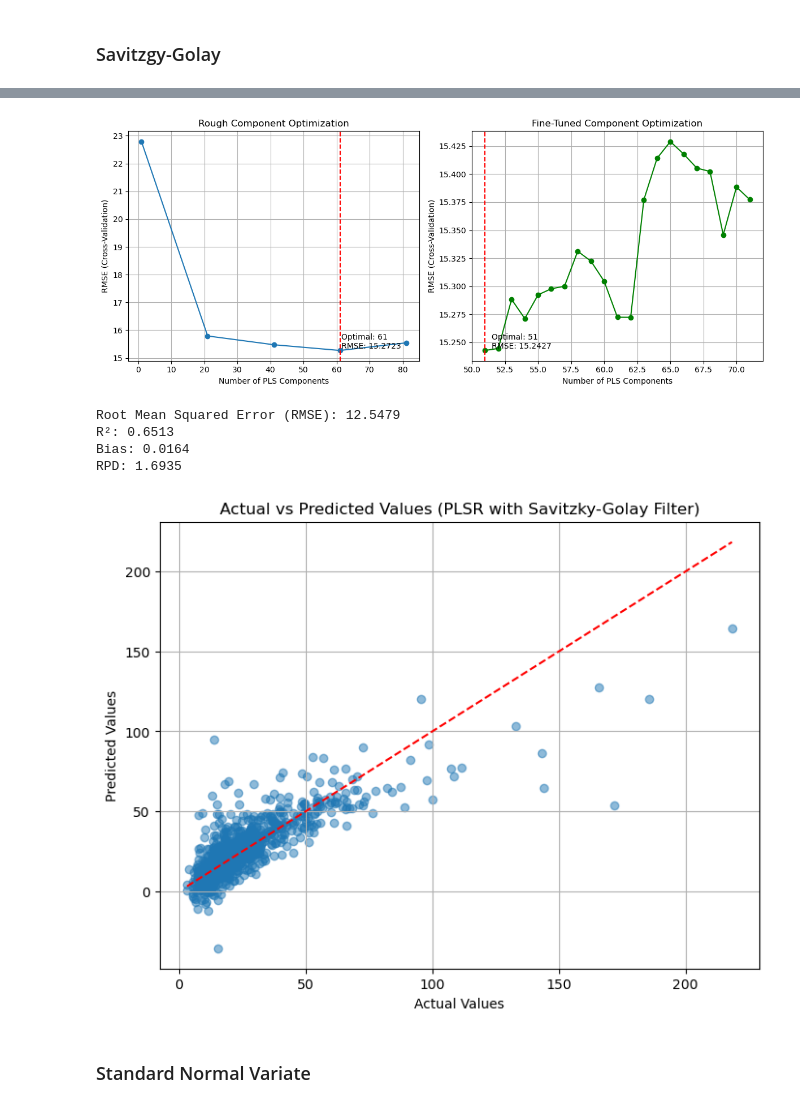
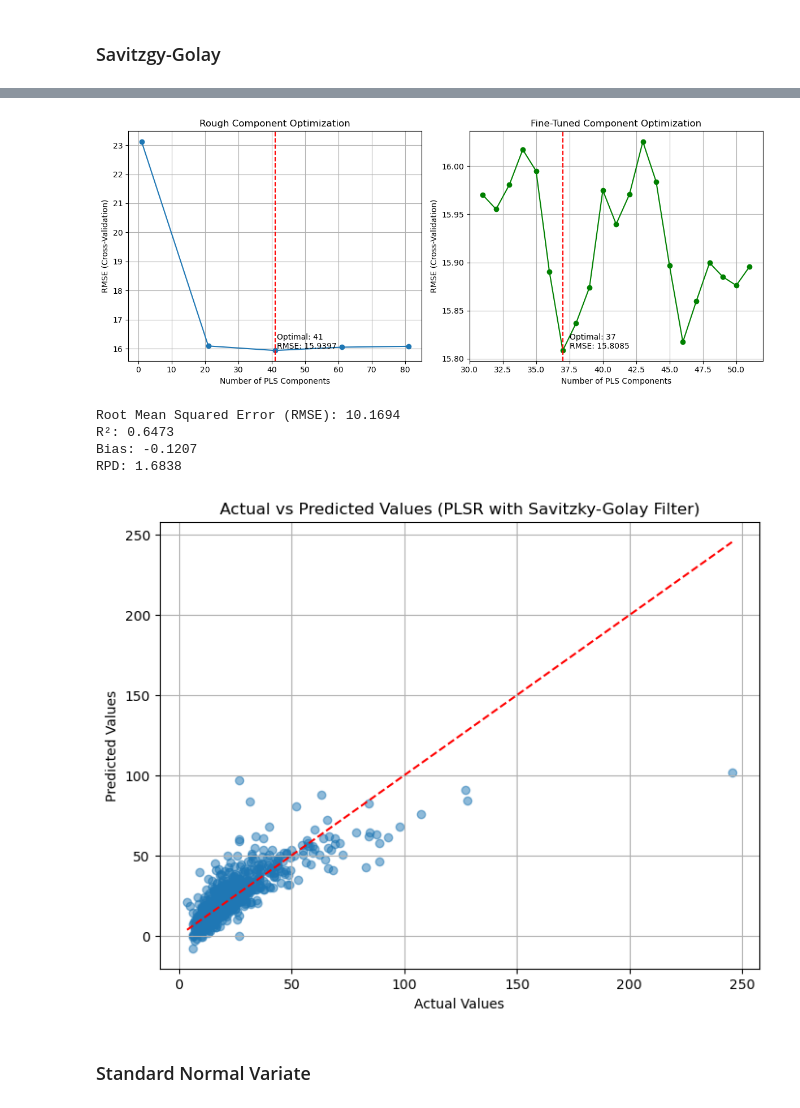
Before and after one commit to luismaecker/soc_modelling, a Jupyter notebook: pls.ipynb, the cells around one changed output, grey strips where cells are left out. Drawn from its saved outputs; the diff is of its cells as text; code cells hidden in the pictures.

```diff
--- a/pls.ipynb
+++ b/pls.ipynb
@@ -207,8 +243,8 @@ Baseline model (5 P):
 # %%
 import own_functions
 # %%
-plsr_base_components = own_functions.optimize_pls_components(X_train=X_train_random,
-                                      y_train=y_train_random,
+plsr_base_components = own_functions.optimize_pls_components(X_train=X_train,
+                                      y_train=y_train,
                                       max_components=140,
                                       step=20,
                                       fine_tune=True,
@@ -224,10 +258,10 @@ import own_functions
 # %%
 plsr_base_model = PLSRegression(n_components=plsr_base_components["optimal_n"])
-plsr_base_model.fit(X_train_random, y_train_random)
+plsr_base_model.fit(X_train, y_train)
 
 plsr_base_eval = own_functions.evaluate_model(plsr_base_model,
-                             X_test=X_test_random,
-                             y_test=y_test_random,
+                             X_test=X_test,
+                             y_test=y_test,
                              print_metrics=True,
                              show_plot=True
                              )
@@ -269,17 +290,9 @@ algorithms counts as one strategy, not multiple.
 # %% [markdown]
 ### Savitzgy-Golay
 # %%
-#TODO: Is scaling necessary?
+#TODO: Is scaling necessary? - Does not seem to make a difference -> removed
 
 # Applying Savitzky-Golay filter to calibration and test data
-X_train_random_sg = own_functions.apply_savitzky_golay(X_train_random, window_length=41, polyorder=4, deriv=0, delta=2)
-X_test_random_sg = own_functions.apply_savitzky_golay(X_test_random, window_length=41, polyorder=4, deriv=0, delta=2)
-
-# Standardize data
-scaler_random_sg = StandardScaler()
-X_train_random_sg_scaled = scaler_random_sg.fit_transform(X_train_random_sg)
-X_test_random_sg_scaled = scaler_random_sg.transform(X_test_random_sg)
-
-
-# Plot original and filtered data
+X_train_sg = own_functions.apply_savitzky_golay(X_train, window_length=31, polyorder=4, deriv=0, delta=2)
+X_test_sg = own_functions.apply_savitzky_golay(X_test, window_length=31, polyorder=4, deriv=0, delta=2)
 # %%
@@ -339,6 +355,6 @@ plot_spectra_comparison(
 # %%
-plsr_sgolay_components = own_functions.optimize_pls_components(X_train=X_train_random_sg_scaled,
-                                      y_train=y_train_random,
+plsr_sgolay_components = own_functions.optimize_pls_components(X_train=X_train_sg,
+                                      y_train=y_train,
                                       max_components=100,
                                       step=20,
                                       fine_tune=True,
@@ -346,25 +362,25 @@ plsr_sgolay_components = own_functions.optimize_pls_components(X_train=X_train_r
                                       plot_results=True
                                       )
 # %% [output]
-[figure, old version]
+[figure, new version]
 # %%
 plsr_sg_model = PLSRegression(n_components=plsr_sgolay_components["optimal_n"])
-plsr_sg_model.fit(X_train_random_sg_scaled, y_train_random)
+plsr_sg_model.fit(X_train_sg, y_train)
 
 plsr_sg_eval = own_functions.evaluate_model(plsr_sg_model,
-                             X_test=X_test_random_sg_scaled,
-                             y_test=y_test_random,
+                             X_test=X_test_sg,
+                             y_test=y_test,
                              print_metrics=True,
                              show_plot=True,
                              plot_kwargs={'model_name': 'PLSR with Savitzky-Golay Filter',
                                           'figsize': (8, 6)}
                              )
 # %% [output]
-Root Mean Squared Error (RMSE): 12.5479
-R²: 0.6513
-Bias: 0.0164
-RPD: 1.6935
+Root Mean Squared Error (RMSE): 10.1694
+R²: 0.6473
+Bias: -0.1207
+RPD: 1.6838
-[figure, old version]
+[figure, new version]
 # %% [markdown]
 ### Standard Normal Variate
 # %%
```
Also changed, not shown: parts of 60 cells of this notebook, 10 other files.
